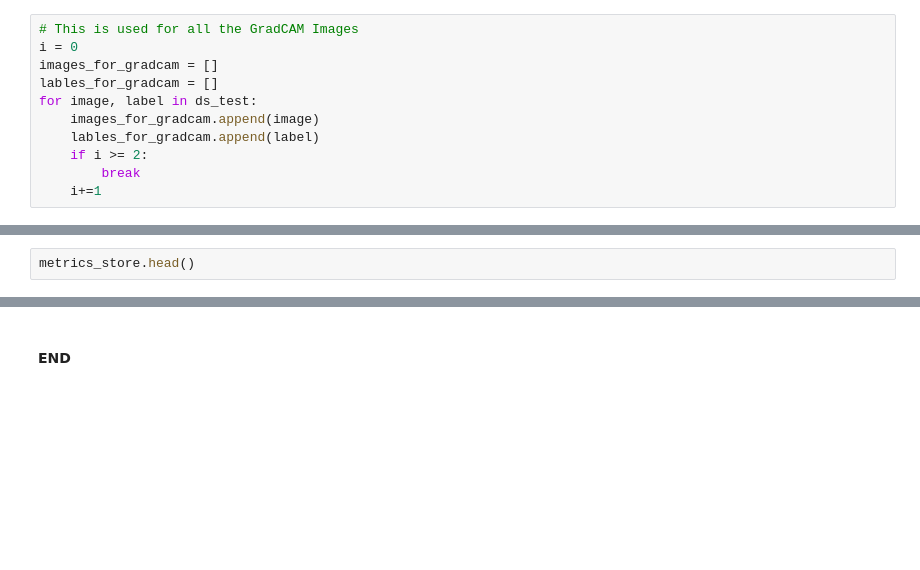
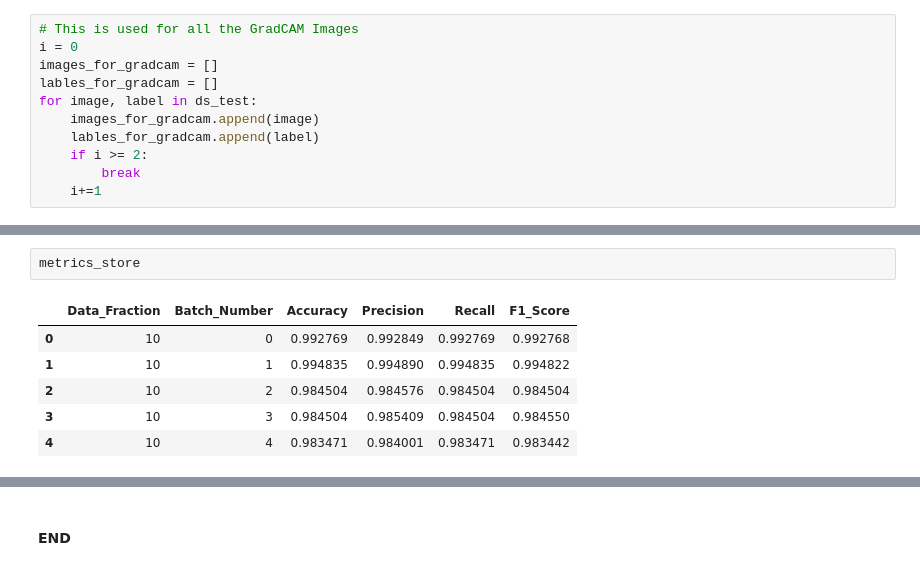
Before and after one commit to anoopsanka/retinal_oct, a Jupyter notebook: notebooks/11-Experiments_on_Supervised_Model.ipynb, the cells around one changed output, grey strips where cells are left out. Saved outputs shown, nothing was run; the diff lists cells and outputs as text; blank space fills up the shorter version.

Commit message:
Fixed bugs related to data sampling.

```diff
--- a/notebooks/11-Experiments_on_Supervised_Model.ipynb
+++ b/notebooks/11-Experiments_on_Supervised_Model.ipynb
@@ -257,2 +274,9 @@ Fine-tuning the classifier.
 # %%
-metrics_store.head()
+metrics_store
+# %% [output]
+|  | Data_Fraction | Batch_Number | Accuracy | Precision | Recall | F1_Score |
+| 0 | 10 | 0 | 0.992769 | 0.992849 | 0.992769 | 0.992768 |
+| 1 | 10 | 1 | 0.994835 | 0.994890 | 0.994835 | 0.994822 |
+| 2 | 10 | 2 | 0.984504 | 0.984576 | 0.984504 | 0.984504 |
+| 3 | 10 | 3 | 0.984504 | 0.985409 | 0.984504 | 0.984550 |
+| 4 | 10 | 4 | 0.983471 | 0.984001 | 0.983471 | 0.983442 |
```
Also changed, not shown: parts of 6 cells of this notebook.
